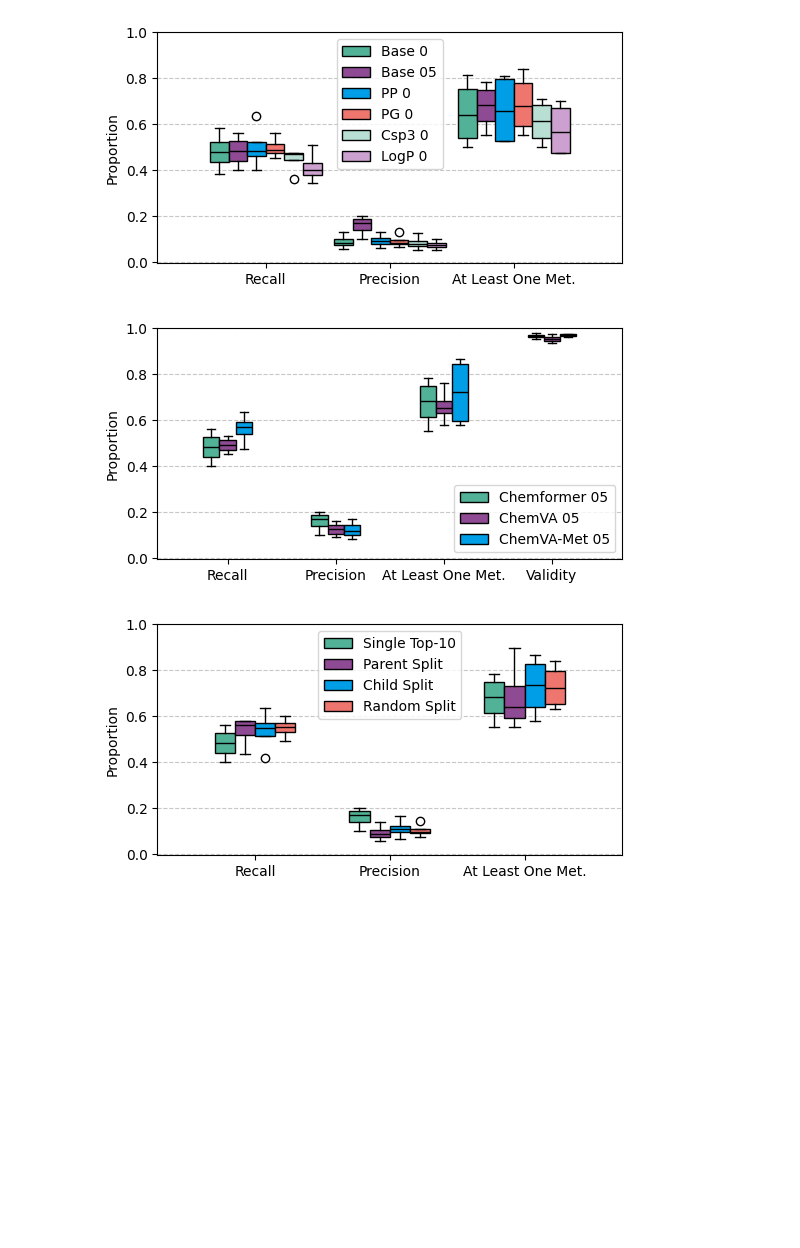
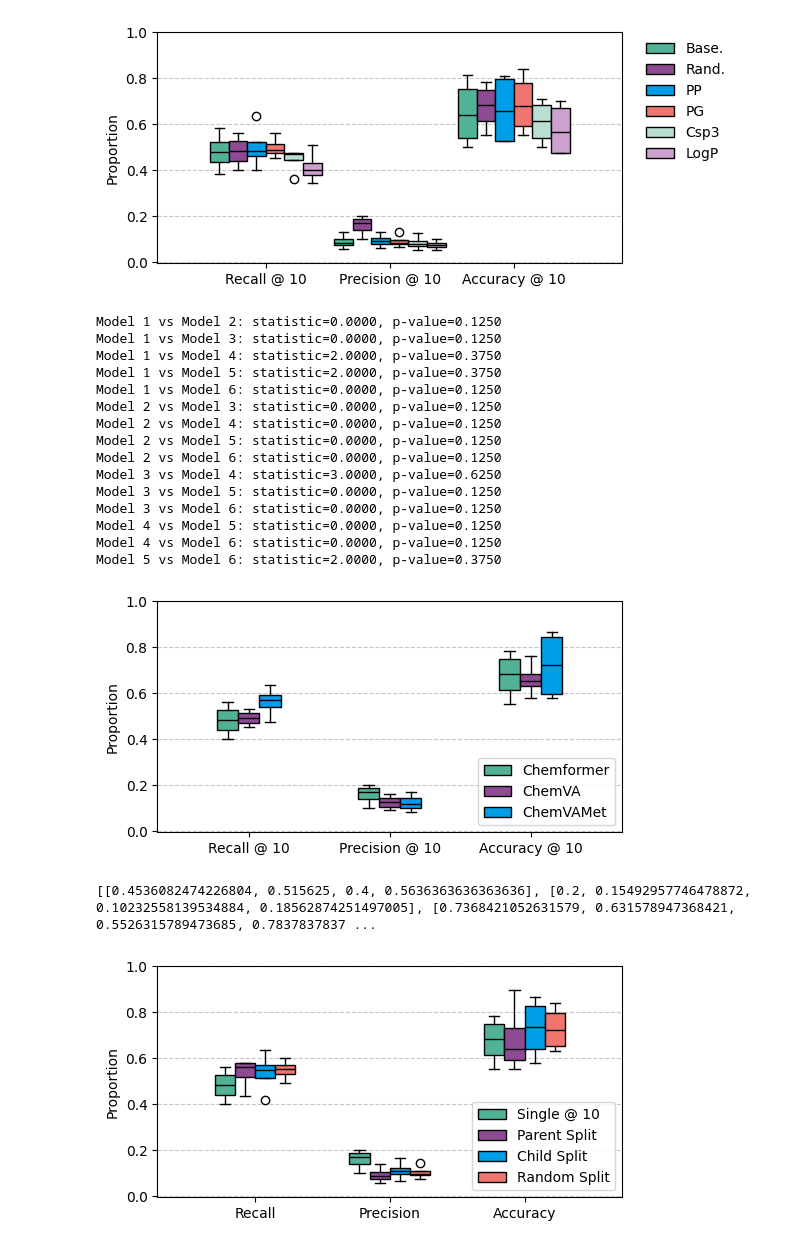
Before and after one commit to tsofiac/LAGOM, a Jupyter notebook: for_article/boxplots_article.ipynb, the cells around one changed output. Drawn from its saved outputs; the diff is of its cells as text; code cells hidden in the pictures; blank space fills up the shorter version.

```diff
--- a/for_article/boxplots_article.ipynb
+++ b/for_article/boxplots_article.ipynb
@@ -45,8 +48,8 @@ def multi_boxplot(data, xlabel, ylabel, xticks, labels, location, save_figure=No
     plt.grid(axis='y', linestyle='--', alpha=0.7)
 
     if location is not None:
-        plt.legend(loc=location)
-        # plt.legend(loc='upper center', bbox_to_anchor=(0.5, -0.15), ncol=len(data), frameon=False)
+        # plt.legend(loc=location)
+        plt.legend(loc='center left', bbox_to_anchor=(1.04, 0.7), borderaxespad=0, frameon=False) # ncol=len(data)
 
     if save_figure is not None:
         os.makedirs('figures', exist_ok=True)
@@ -54,33 +57,66 @@ def multi_boxplot(data, xlabel, ylabel, xticks, labels, location, save_figure=No
 
 
     plt.show()
+# %%
+def wilcoxon_test(vectors):
+
+    n_models = len(vectors)
+    model_names = [f"Model {i + 1}" for i in range(n_models)]
+    pairs = list(itertools.combinations(range(n_models), 2))
+
+    for i, j in pairs:
+        stat, p = stats.wilcoxon(vectors[i], vectors[j])
+        # if p <= 0.05:
+        print(f"{model_names[i]} vs {model_names[j]}: statistic={stat:.4f}, p-value={p:.4f}")
 # %%
 
 bs = 4
 
 r_chemf_base_0, p_chemf_base_0, s1_chemf_base_0, _ = score_result('../evaluation/accio/result_chemf_base_0.csv', bs, False)
 r_chemf_base_05, p_chemf_base_05, s1_chemf_base_05, _  = score_result('../evaluation/accio/result_chemf_base_05.csv', bs, False)
 r_chemf_PP_0, p_chemf_PP_0, s1_chemf_PP_0, _  = score_result('../evaluation/accio/result_chemf_PP_0.csv', bs, False)
 r_chemf_PG_0, p_chemf_PG_0, s1_chemf_PG_0, _  = score_result('../evaluation/accio/result_chemf_PG_0.csv', bs, False)
 r_chemf_csp3_0, p_chemf_csp3_0, s1_chemf_csp3_0, _  = score_result('../evaluation/accio/result_chemf_csp3_0.csv', bs, False)
 r_chemf_logp_0, p_chemf_logp_0, s1_chemf_logp_0, _  = score_result('../evaluation/accio/result_chemf_logp_0.csv', bs, False)
 
 base_0 = [r_chemf_base_0[-2], p_chemf_base_0[-2], s1_chemf_base_0[-2]]
 base_05 = [r_chemf_base_05[-2], p_chemf_base_05[-2], s1_chemf_base_05[-2]]
 PP = [r_chemf_PP_0[-2], p_chemf_PP_0[-2], s1_chemf_PP_0[-2]]
 PG = [r_chemf_PG_0[-2], p_chemf_PG_0[-2], s1_chemf_PG_0[-2]]
 csp3 = [r_chemf_csp3_0[-2], p_chemf_csp3_0[-2], s1_chemf_csp3_0[-2]]
 logp = [r_chemf_logp_0[-2], p_chemf_logp_0[-2], s1_chemf_logp_0[-2]]
 
 xlabel = None
-xticks = ['Recall', 'Precision', 'At Least One Met.']
-labels = ['Base 0', 'Base 05', 'PP 0', 'PG 0', 'Csp3 0', 'LogP 0']
+xticks = ['Recall @ 10', 'Precision @ 10', 'Accuracy @ 10']
+# labels = ['Baseline', 'Randomisation', 'Parent-Parent', 'Parent-Grandchild', 'Csp3', 'LogP']
+labels = ['Base.', 'Rand.', 'PP', 'PG', 'Csp3', 'LogP']
 
 ylabel = 'Proportion'
 data = [base_0, base_05, PP, PG, csp3, logp]
 multi_boxplot(data, xlabel, ylabel, xticks, labels, 'upper center', 'augmentation', 1)
+
+
+r = [r_chemf_base_0[-2], r_chemf_base_05[-2], r_chemf_PP_0[-2], r_chemf_PG_0[-2], r_chemf_csp3_0[-2], r_chemf_logp_0[-2]]
+p = [p_chemf_base_0[-2], p_chemf_base_05[-2], p_chemf_PP_0[-2], p_chemf_PG_0[-2], p_chemf_csp3_0[-2], p_chemf_logp_0[-2]]
+# wilcoxon_test(r)
+wilcoxon_test(p)
 # %% [output]
-[figure, old version]
+[figure, new version]
+Model 1 vs Model 2: statistic=0.0000, p-value=0.1250
+Model 1 vs Model 3: statistic=0.0000, p-value=0.1250
+Model 1 vs Model 4: statistic=2.0000, p-value=0.3750
+Model 1 vs Model 5: statistic=2.0000, p-value=0.3750
+Model 1 vs Model 6: statistic=0.0000, p-value=0.1250
+Model 2 vs Model 3: statistic=0.0000, p-value=0.1250
+Model 2 vs Model 4: statistic=0.0000, p-value=0.1250
+Model 2 vs Model 5: statistic=0.0000, p-value=0.1250
+Model 2 vs Model 6: statistic=0.0000, p-value=0.1250
+Model 3 vs Model 4: statistic=3.0000, p-value=0.6250
+Model 3 vs Model 5: statistic=0.0000, p-value=0.1250
+Model 3 vs Model 6: statistic=0.0000, p-value=0.1250
+Model 4 vs Model 5: statistic=0.0000, p-value=0.1250
+Model 4 vs Model 6: statistic=0.0000, p-value=0.1250
+Model 5 vs Model 6: statistic=2.0000, p-value=0.3750
 # %%
 
 bs = 4
@@ -94,21 +130,23 @@ chemVA_val = [0.9552631578947368, 0.95, 0.9355263157894737, 0.977027027027027]
 chemVAMet_val = [0.9736842105263158, 0.968421052631579, 0.9605263157894737, 0.972972972972973]
 
 
-
-chemf = [r_chemf_base_05[-2], p_chemf_base_05[-2], s1_chemf_base_05[-2], chemf_val]
-chemVA = [r_chemVA_base_05[-2], p_chemVA_base_05[-2], s1_chemVA_base_05[-2], chemVA_val]
-chemVAMet = [r_chemVAMet_base_05[-2], p_chemVAMet_base_05[-2], s1_chemVAMet_base_05[-2], chemVAMet_val]
+chemf = [r_chemf_base_05[-2], p_chemf_base_05[-2], s1_chemf_base_05[-2]]
+chemVA = [r_chemVA_base_05[-2], p_chemVA_base_05[-2], s1_chemVA_base_05[-2]]
+chemVAMet = [r_chemVAMet_base_05[-2], p_chemVAMet_base_05[-2], s1_chemVAMet_base_05[-2]]
 
 
 xlabel = None
-xticks = ['Recall', 'Precision', 'At Least One Met.', 'Validity']
-labels = ['Chemformer 05', 'ChemVA 05', 'ChemVA-Met 05']
+xticks = ['Recall @ 10', 'Precision @ 10', 'Accuracy @ 10']
+labels = ['Chemformer', 'ChemVA', 'ChemVAMet']
 
 ylabel = 'Proportion'
 data = [chemf, chemVA, chemVAMet]
 multi_boxplot(data, xlabel, ylabel, xticks, labels, 'lower right', 'pre-training', 1)
+
+print(chemf)
 # %% [output]
-[figure, old version]
+[figure, new version]
+[[0.4536082474226804, 0.515625, 0.4, 0.5636363636363636], [0.2, 0.15492957746478872, 0.10232558139534884, 0.18562874251497005], [0.7368421052631579, 0.631578947368421, 0.5526315789473685, 0.7837837837 ...
 # %%
 # Ensemble models on ChemVA - Met
 bs = 4
@@ -124,11 +162,11 @@ ens_c = [r_ensemble_child[-1], p_ensemble_child[-1], s1_ensemble_child[-1]]
 ens_r = [r_ensemble_random[-1], p_ensemble_random[-1], s1_ensemble_random[-1]]
 
 xlabel = None
-xticks = ['Recall', 'Precision', 'At Least One Met.']
-labels = ['Single Top-10', 'Parent Split', 'Child Split', 'Random Split']
+xticks = ['Recall', 'Precision', 'Accuracy']
+labels = ['Single @ 10', 'Parent Split', 'Child Split', 'Random Split']
 
 ylabel = 'Proportion'
 data = [base_05, ens_p, ens_c, ens_r]
-multi_boxplot(data, xlabel, ylabel, xticks, labels, 'upper center', 'ensemble', 1)
+multi_boxplot(data, xlabel, ylabel, xticks, labels, 'lower right', 'ensemble', 1)
 # %% [output]
-[figure, old version]
+[figure, new version]
```
Also changed, not shown: parts of 1 cell of this notebook, 4 other files.
